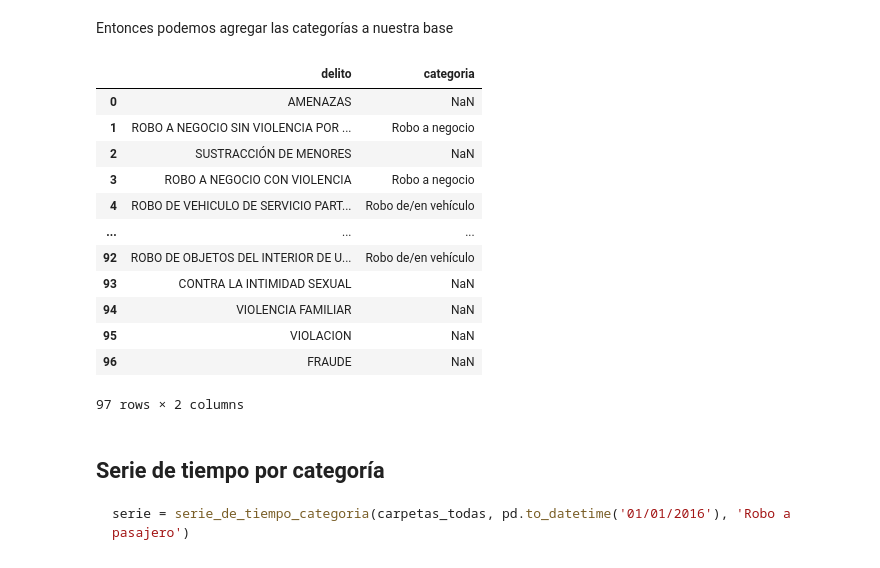
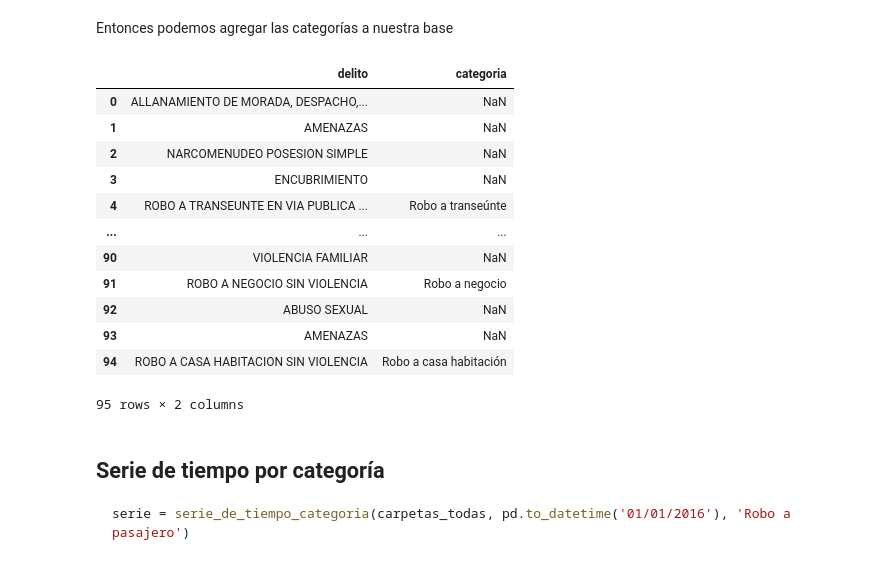
Before and after one commit to CentroGeo/criminologia_cdmx, a Jupyter notebook: index.ipynb, the cells around one changed output. Drawn from its saved outputs; the diff is of its cells as text; code cells hidden in the pictures.

Commit message:
Cambié de nombre función de categorias en carpetas.

```diff
--- a/index.ipynb
+++ b/index.ipynb
@@ -108,22 +111,22 @@ categorias
 # %% [markdown]
 Entonces podemos agregar las categorías a nuestra base
 # %%
-carpetas = agregar_categorias_de_usuario(carpetas)
+carpetas = agregar_categorias_carpetas(carpetas)
 carpetas[['delito', 'categoria']]
 # %% [output]
 |  | delito | categoria |
-| 0 | AMENAZAS | NaN |
-| 1 | ROBO A NEGOCIO SIN VIOLENCIA POR ... | Robo a negocio |
-| 2 | SUSTRACCIÓN DE MENORES | NaN |
-| 3 | ROBO A NEGOCIO CON VIOLENCIA | Robo a negocio |
-| 4 | ROBO DE VEHICULO DE SERVICIO PART... | Robo de/en vehículo |
+| 0 | ALLANAMIENTO DE MORADA, DESPACHO,... | NaN |
+| 1 | AMENAZAS | NaN |
+| 2 | NARCOMENUDEO POSESION SIMPLE | NaN |
+| 3 | ENCUBRIMIENTO | NaN |
+| 4 | ROBO A TRANSEUNTE EN VIA PUBLICA ... | Robo a transeúnte |
 | ... | ... | ... |
-| 92 | ROBO DE OBJETOS DEL INTERIOR DE U... | Robo de/en vehículo |
-| 93 | CONTRA LA INTIMIDAD SEXUAL | NaN |
-| 94 | VIOLENCIA FAMILIAR | NaN |
-| 95 | VIOLACION | NaN |
-| 96 | FRAUDE | NaN |
+| 90 | VIOLENCIA FAMILIAR | NaN |
+| 91 | ROBO A NEGOCIO SIN VIOLENCIA | Robo a negocio |
+| 92 | ABUSO SEXUAL | NaN |
+| 93 | AMENAZAS | NaN |
+| 94 | ROBO A CASA HABITACION SIN VIOLENCIA | Robo a casa habitación |
-97 rows × 2 columns
+95 rows × 2 columns
 # %% [markdown]
 ## Serie de tiempo por categoría
 
```
Also changed, not shown: parts of 4 cells of this notebook, 7 other files.
